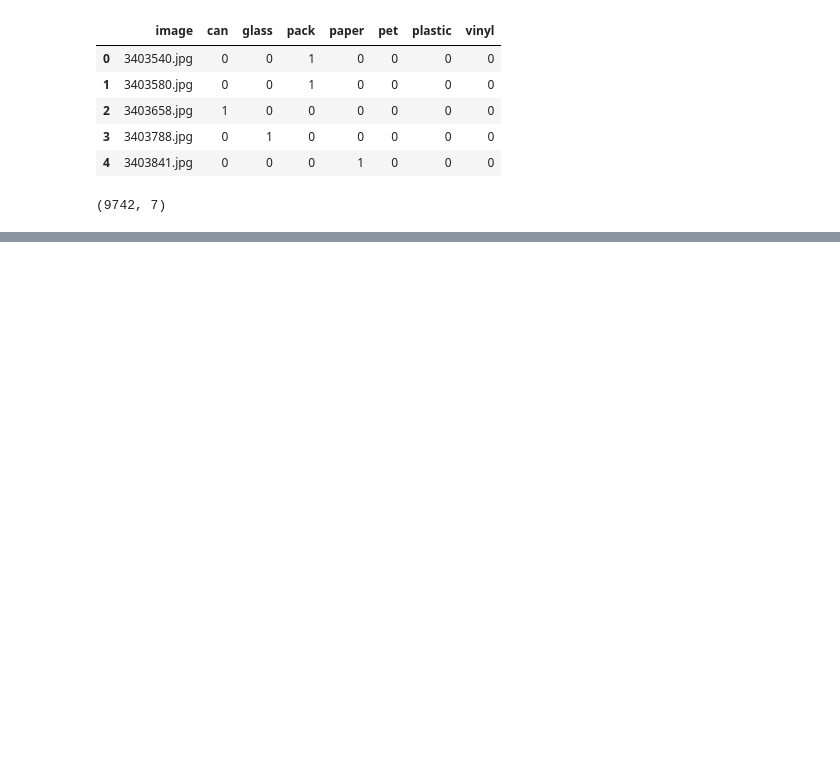
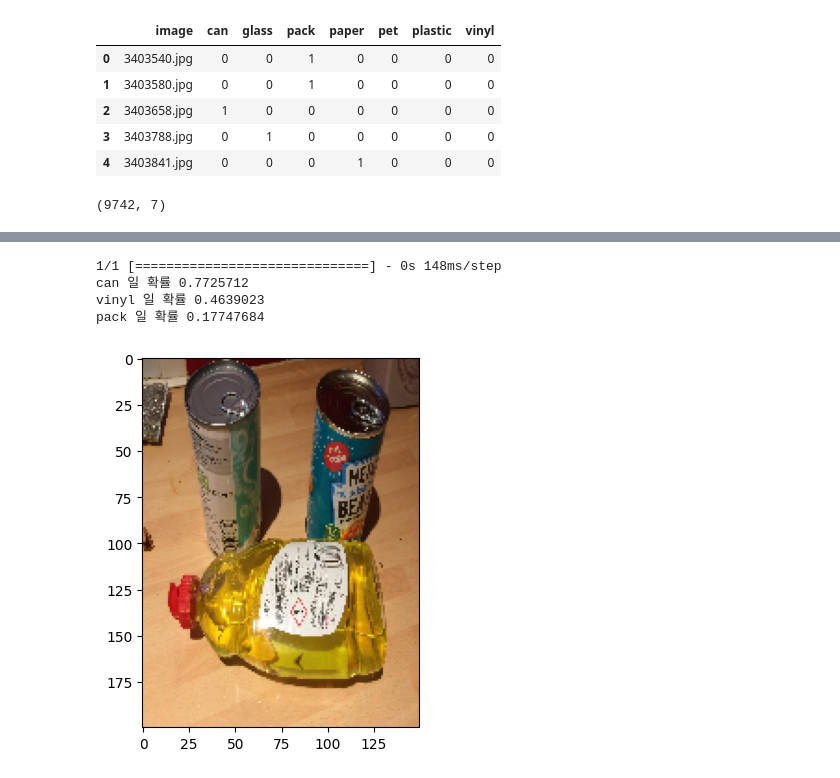
Before and after one commit to yu828282/multicampus, a Jupyter notebook: VGG16_multi.ipynb, the cells around one changed output, grey strips where cells are left out. Drawn from its saved outputs; the diff is of its cells as text; code cells hidden in the pictures; blank space fills up the shorter version.

```diff
--- a/VGG16_multi.ipynb
+++ b/VGG16_multi.ipynb
@@ -142 +162,22 @@ plot_learningCurve(history, 5)
+# %%
+img = image.load_img('000047.jpg', target_size=(img_width, img_height, 3))
+plt.imshow(img)
+img = image.img_to_array(img)
+img = img/255.0
+
+img = img.reshape(1, img_width, img_height, 3)
+
+classes = ['can', 'glass', 'pack', 'paper', 'pet', 'plastic', 'vinyl']
+
+y_prob = model.predict(img)
+top3 = np.argsort(y_prob[0])[:-4:-1] # 역순(퍼센트 높은 순으로 3개만 정렬)
+
+for i in range(3):
+    print(classes[top3[i]],'일 확률',  y_prob[0][top3[i]])
+# %% [output]
+1/1 [==============================] - 0s 148ms/step
+can 일 확률 0.7725712
+vinyl 일 확률 0.4639023
+pack 일 확률 0.17747684
+[figure, added]
 # %%
```
Also changed, not shown: parts of 16 cells of this notebook.
